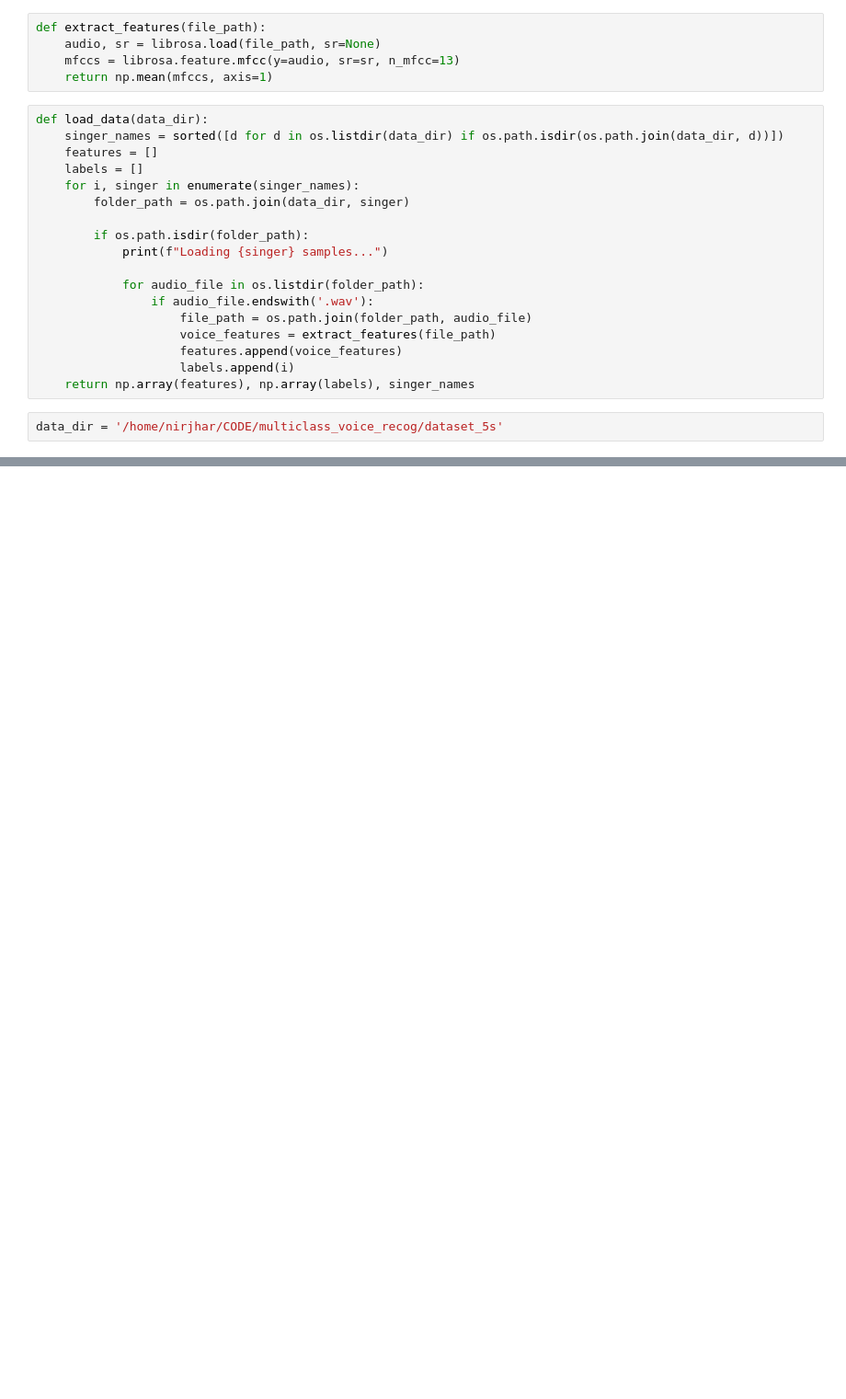
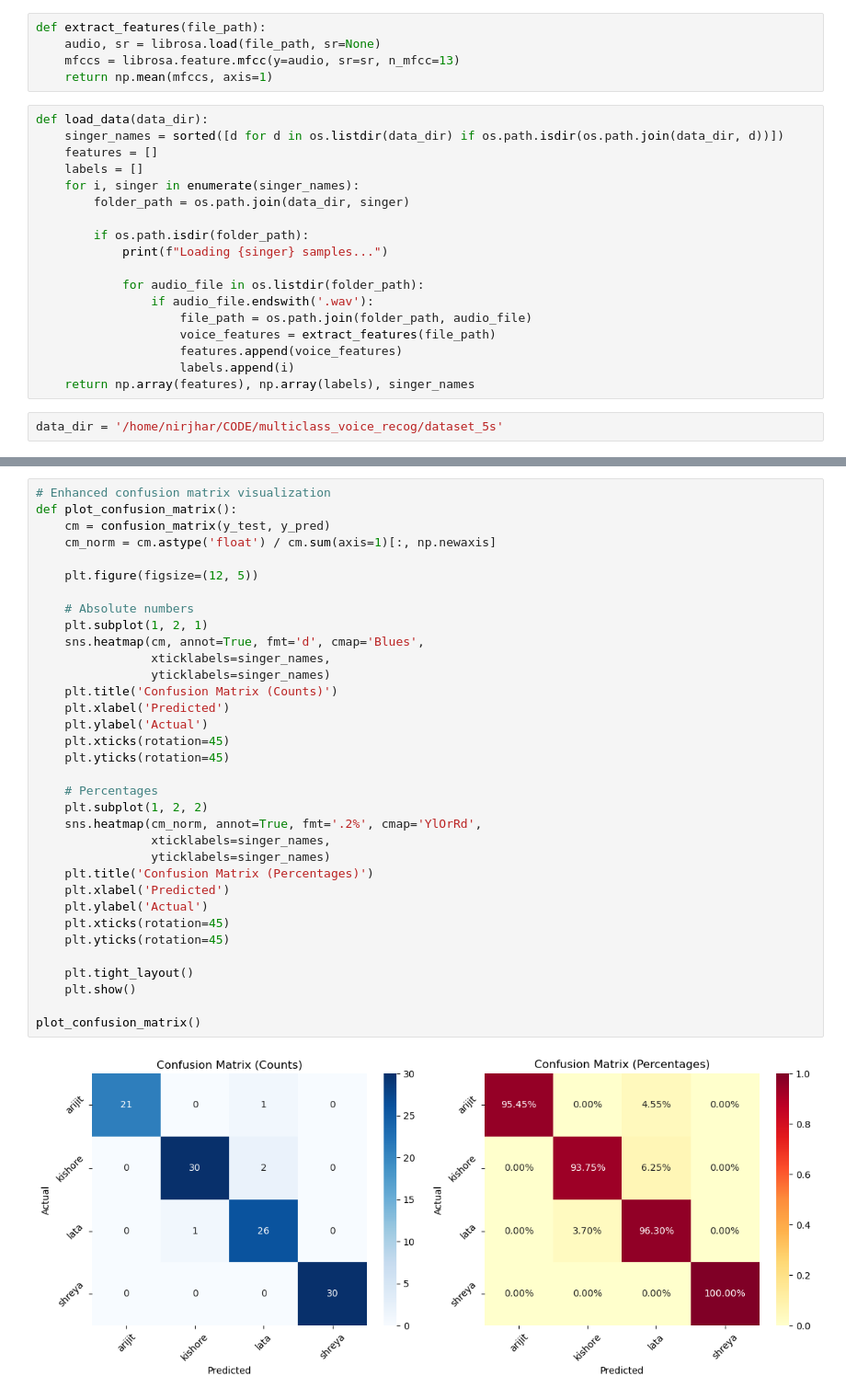
Before and after one commit to dattanirjhar/multiclass-voice-recog, a Jupyter notebook: multiclass_recog_5s.ipynb, the cells around one changed output, grey strips where cells are left out. Shown: that part at 92% size. Drawn from its saved outputs; the diff is of its cells as text; blank space fills up the shorter version.

```diff
--- a/multiclass_recog_5s.ipynb
+++ b/multiclass_recog_5s.ipynb
@@ -104,0 +120,36 @@ Actual: shreya, Predicted: shreya
+# %%
+# Enhanced confusion matrix visualization
+def plot_confusion_matrix():
+    cm = confusion_matrix(y_test, y_pred)
+    cm_norm = cm.astype('float') / cm.sum(axis=1)[:, np.newaxis]
+
+    plt.figure(figsize=(12, 5))
+
+    # Absolute numbers
+    plt.subplot(1, 2, 1)
+    sns.heatmap(cm, annot=True, fmt='d', cmap='Blues',
+                xticklabels=singer_names,
+                yticklabels=singer_names)
+    plt.title('Confusion Matrix (Counts)')
+    plt.xlabel('Predicted')
+    plt.ylabel('Actual')
+    plt.xticks(rotation=45)
+    plt.yticks(rotation=45)
+
+    # Percentages
+    plt.subplot(1, 2, 2)
+    sns.heatmap(cm_norm, annot=True, fmt='.2%', cmap='YlOrRd',
+                xticklabels=singer_names,
+                yticklabels=singer_names)
+    plt.title('Confusion Matrix (Percentages)')
+    plt.xlabel('Predicted')
+    plt.ylabel('Actual')
+    plt.xticks(rotation=45)
+    plt.yticks(rotation=45)
+
+    plt.tight_layout()
+    plt.show()
+
+plot_confusion_matrix()
+# %% [output]
+[figure, added]
```
Also changed, not shown: parts of 10 cells of this notebook.
